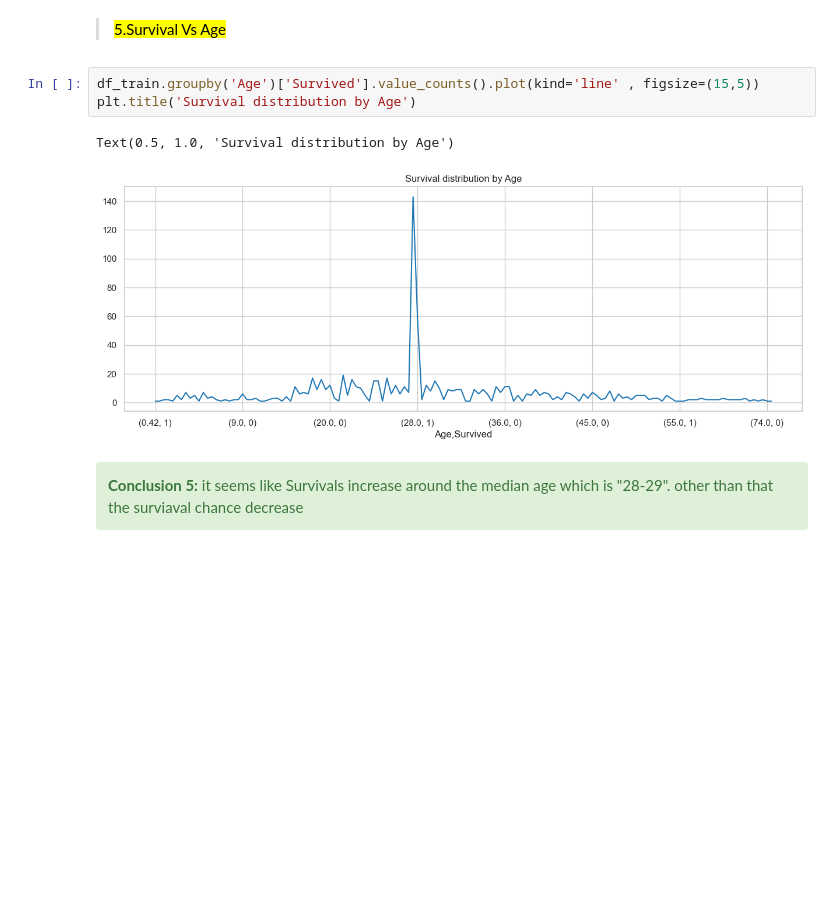
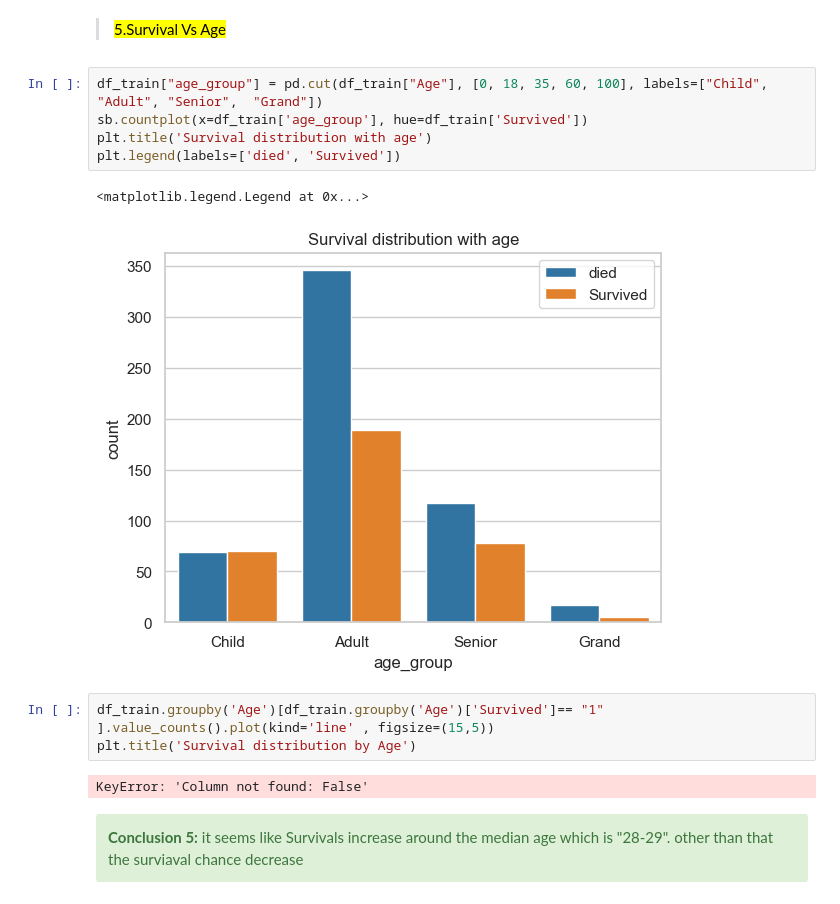
Before and after one commit to mtheggi/Titanic-Survival-Prediction, a Jupyter notebook: Titanic_Survival_Prediction.ipynb, the cells around one changed output. Cells and saved outputs as stored; diff of their text form; blank space fills up the shorter version.

```diff
--- a/Titanic_Survival_Prediction.ipynb
+++ b/Titanic_Survival_Prediction.ipynb
@@ -300,12 +300,19 @@ Name: Survived, dtype: float64
 <b>Conclusion 4:</b> same as conclusion number 3 there is no exact relation between number of spouse/Sibiling and the survival</div>
 # %% [markdown]
 ><mark>5.Survival Vs Age</mark>
+# %%
+df_train["age_group"] = pd.cut(df_train["Age"], [0, 18, 35, 60, 100], labels=["Child", "Adult", "Senior",  "Grand"])
+sb.countplot(x=df_train['age_group'], hue=df_train['Survived'])
+plt.title('Survival distribution with age')
+plt.legend(labels=['died', 'Survived'])
+# %% [output]
+<matplotlib.legend.Legend at 0x...>
+[figure, added]
 # %%
-df_train.groupby('Age')['Survived'].value_counts().plot(kind='line' , figsize=(15,5))
+df_train.groupby('Age')[df_train.groupby('Age')['Survived']== "1" ].value_counts().plot(kind='line' , figsize=(15,5))
 plt.title('Survival distribution by Age')
 # %% [output]
-Text(0.5, 1.0, 'Survival distribution by Age')
+KeyError: 'Column not found: False'
-[figure, removed]
 # %% [markdown]
 <div class="alert alert-block alert-success">
 <b>Conclusion 5:</b> it seems like Survivals increase around the median age which is "28-29". other than that the surviaval chance decrease </div>
```
Also changed, not shown: parts of 2 cells of this notebook.
